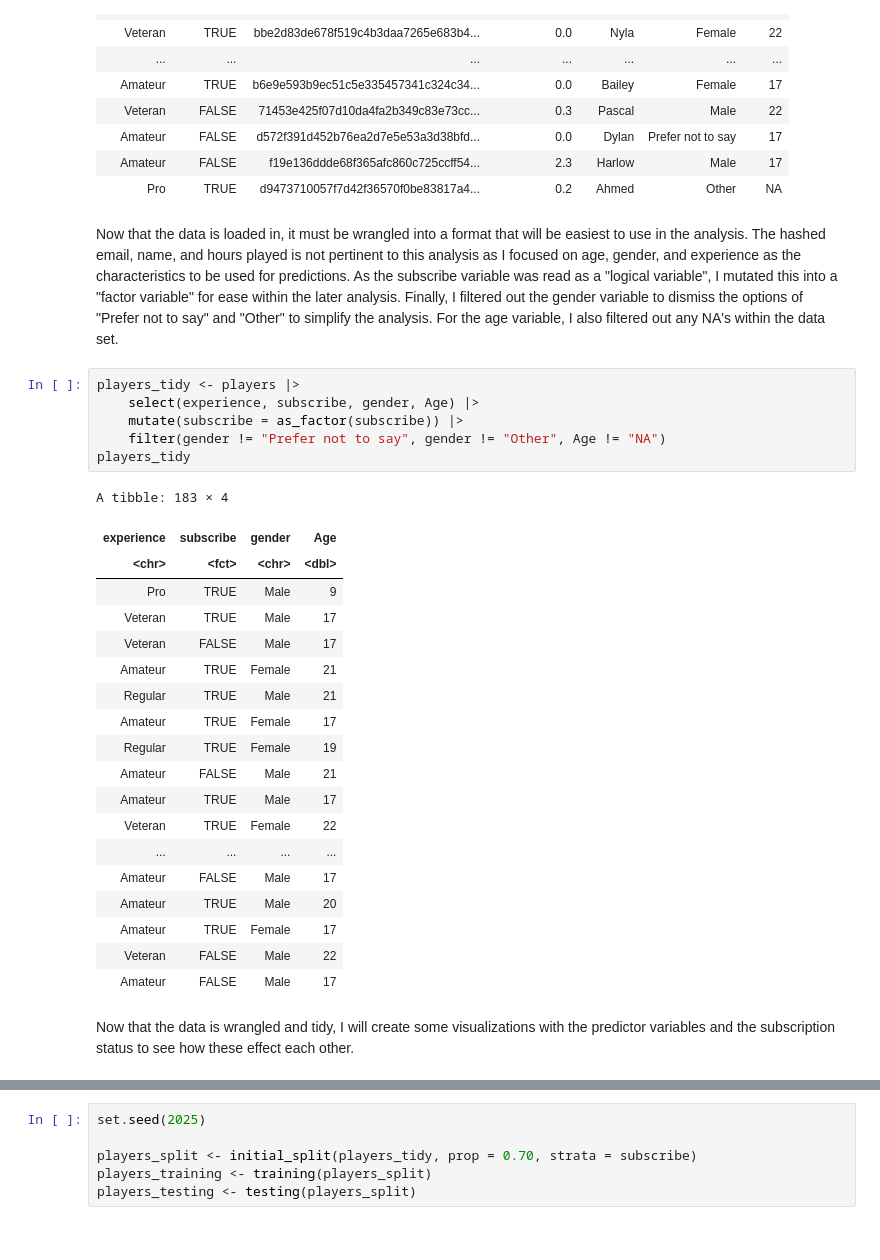
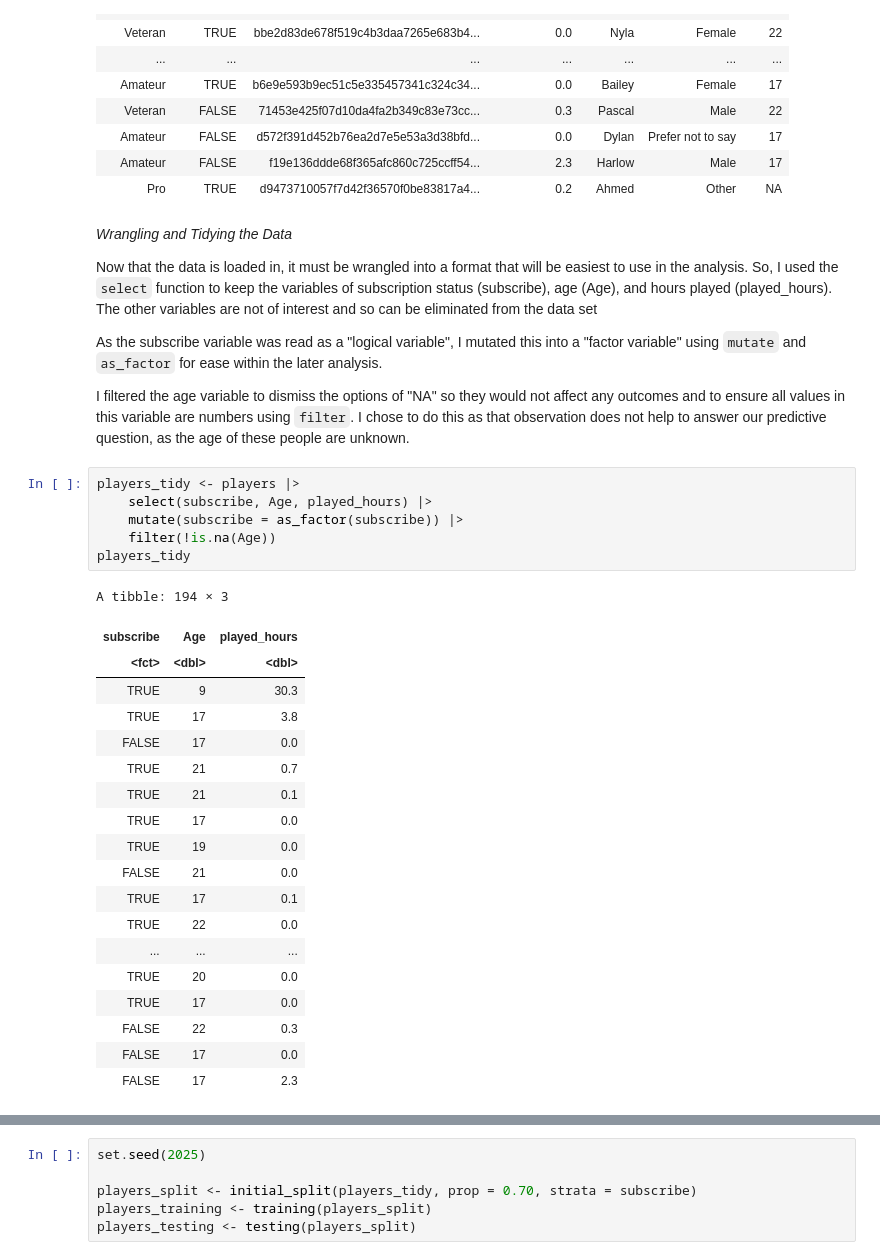
Before and after one commit to ch3lsmac/dsci-100-2025s1, a Jupyter notebook: Project.ipynb, the cells around one changed output, grey strips where cells are left out. Cells and saved outputs as stored; diff of their text form.

Commit message:
Changed question
Changed my question to have only numerical values for the k-nn classification model.

```diff
--- a/Project.ipynb
+++ b/Project.ipynb
@@ -67,32 +98,36 @@ A spec_tbl_df: 196 × 7
 | Amateur | FALSE | f19e136ddde68f365afc860c725ccff54... | 2.3 | Harlow | Male | 17 |
 | Pro | TRUE | d9473710057f7d42f36570f0be83817a4... | 0.2 | Ahmed | Other | NA |
 # %% [markdown]
-Now that the data is loaded in, it must be wrangled into a format that will be easiest to use in the analysis. The hashed email, name, and hours played is not pertinent to this analysis as I focused on age, gender, and experience as the characteristics to be used for predictions. As the subscribe variable was read as a "logical variable", I mutated this into a "factor variable" for ease within the later analysis. Finally, I filtered out the gender variable to dismiss the options of "Prefer not to say" and "Other" to simplify the analysis. For the age variable, I also filtered out any NA's within the data set.
+*Wrangling and Tidying the Data*
+
+Now that the data is loaded in, it must be wrangled into a format that will be easiest to use in the analysis. So, I used the `select` function to keep the variables of subscription status (subscribe), age (Age), and hours played (played_hours). The other variables are not of interest and so can be eliminated from the data set
+
+As the subscribe variable was read as a "logical variable", I mutated this into a "factor variable" using `mutate` and `as_factor` for ease within the later analysis.
+
+I filtered the age variable to dismiss the options of "NA" so they would not affect any outcomes and to ensure all values in this variable are numbers using `filter`. I chose to do this as that observation does not help to answer our predictive question, as the age of these people are unknown.
 # %%
 players_tidy <- players |>
-    select(experience, subscribe, gender, Age) |>
+    select(subscribe, Age, played_hours) |>
     mutate(subscribe = as_factor(subscribe)) |>
-    filter(gender != "Prefer not to say", gender != "Other", Age != "NA")
+    filter(!is.na(Age))
 players_tidy
 # %% [output]
-A tibble: 183 × 4
+A tibble: 194 × 3
-| experience | subscribe | gender | Age |
-| <chr> | <fct> | <chr> | <dbl> |
-| Pro | TRUE | Male | 9 |
-| Veteran | TRUE | Male | 17 |
-| Veteran | FALSE | Male | 17 |
-| Amateur | TRUE | Female | 21 |
-| Regular | TRUE | Male | 21 |
-| Amateur | TRUE | Female | 17 |
-| Regular | TRUE | Female | 19 |
-| Amateur | FALSE | Male | 21 |
-| Amateur | TRUE | Male | 17 |
-| Veteran | TRUE | Female | 22 |
-| ... | ... | ... | ... |
-| Amateur | FALSE | Male | 17 |
-| Amateur | TRUE | Male | 20 |
-| Amateur | TRUE | Female | 17 |
-| Veteran | FALSE | Male | 22 |
-| Amateur | FALSE | Male | 17 |
+| subscribe | Age | played_hours |
+| <fct> | <dbl> | <dbl> |
+| TRUE | 9 | 30.3 |
+| TRUE | 17 | 3.8 |
+| FALSE | 17 | 0.0 |
+| TRUE | 21 | 0.7 |
+| TRUE | 21 | 0.1 |
+| TRUE | 17 | 0.0 |
+| TRUE | 19 | 0.0 |
+| FALSE | 21 | 0.0 |
+| TRUE | 17 | 0.1 |
+| TRUE | 22 | 0.0 |
+| ... | ... | ... |
+| TRUE | 20 | 0.0 |
+| TRUE | 17 | 0.0 |
+| FALSE | 22 | 0.3 |
+| FALSE | 17 | 0.0 |
+| FALSE | 17 | 2.3 |
-# %% [markdown]
-Now that the data is wrangled and tidy, I will create some visualizations with the predictor variables and the subscription status to see how these effect each other.
```
Also changed, not shown: parts of 11 cells of this notebook.
